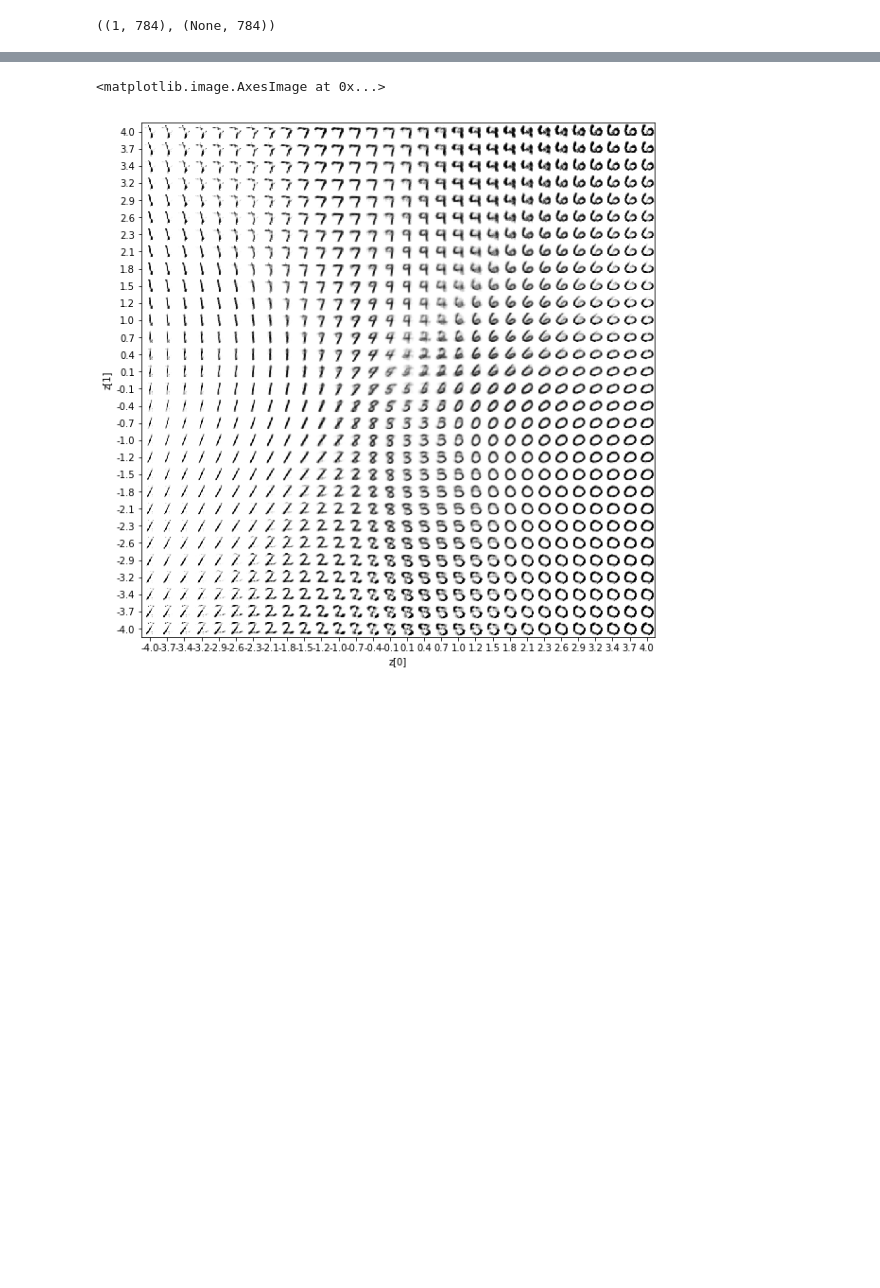
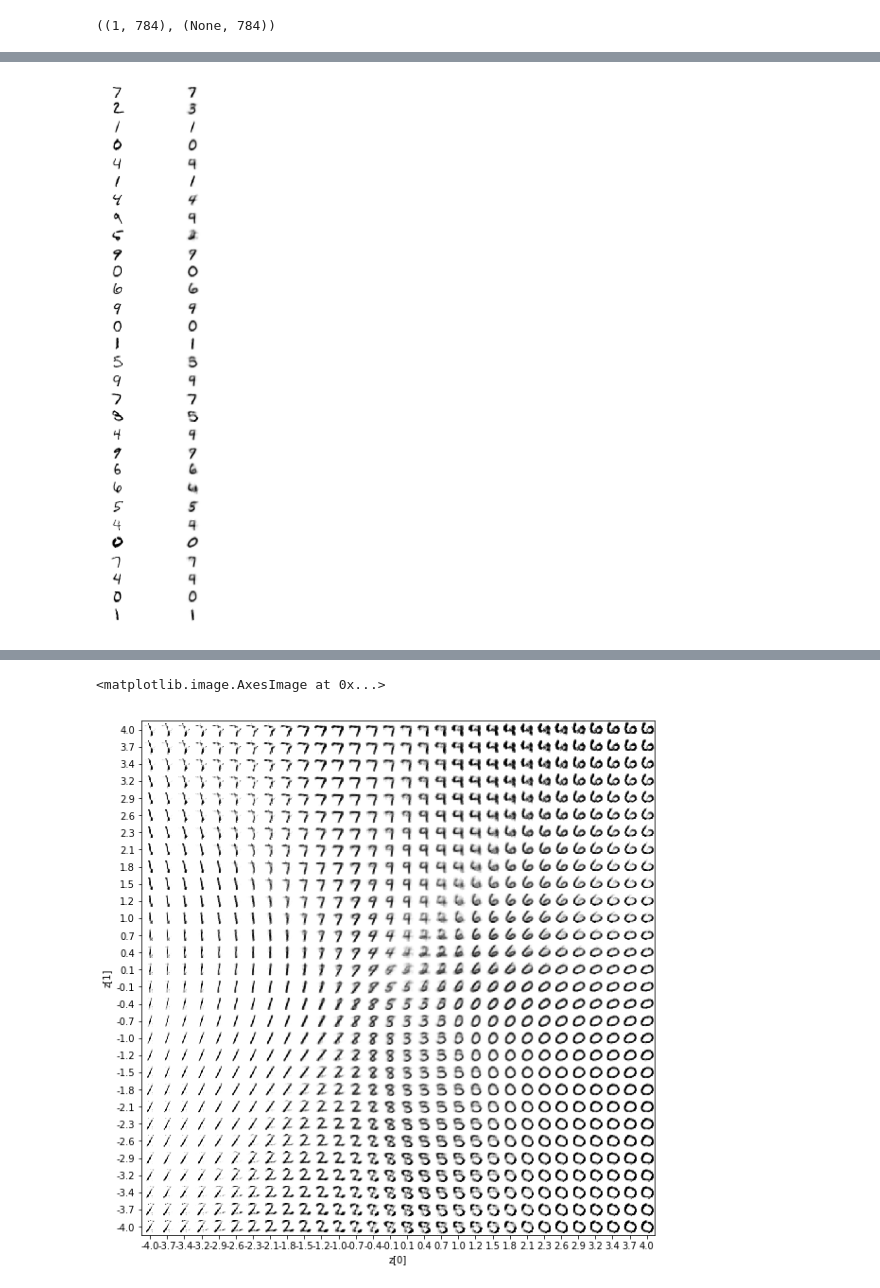
Before and after one commit to piyush01123/VAE-MNIST-Keras, a Jupyter notebook: VAE.ipynb, the cells around one changed output, grey strips where cells are left out. Saved outputs shown, nothing was run; the diff lists cells and outputs as text; code cells hidden in the pictures; blank space fills up the shorter version.

```diff
--- a/VAE.ipynb
+++ b/VAE.ipynb
@@ -181,0 +178,19 @@ plt.imshow(np.reshape(decoded_output, (image_size, image_size)), cmap = 'gray_r'
+# %%
+plt.ioff()
+plt.figure(figsize=(5, 20))
+for i in range(30):
+    plt.subplot(30, 2, 2*i+1)
+    img = np.reshape(x_test[i], (image_size, image_size))
+    plt.axis('off')
+    plt.imshow(img, cmap = 'gray_r')
+
+    plt.subplot(30, 2, 2*i + 2)
+    encoder_input = np.expand_dims(x_test[i], axis = 0)
+    mean, var, z = encoder.predict(encoder_input)
+    decoded_output = decoder.predict(mean)
+    img = np.reshape(x_test[0], (image_size, image_size))
+    plt.axis('off')
+    plt.imshow(np.reshape(decoded_output, (image_size, image_size)), cmap = 'gray_r')
+plt.savefig('mnist_reproduction.png')
+# %% [output]
+[figure, added]
```
Also changed, not shown: parts of 7 cells of this notebook, 6 other files.
